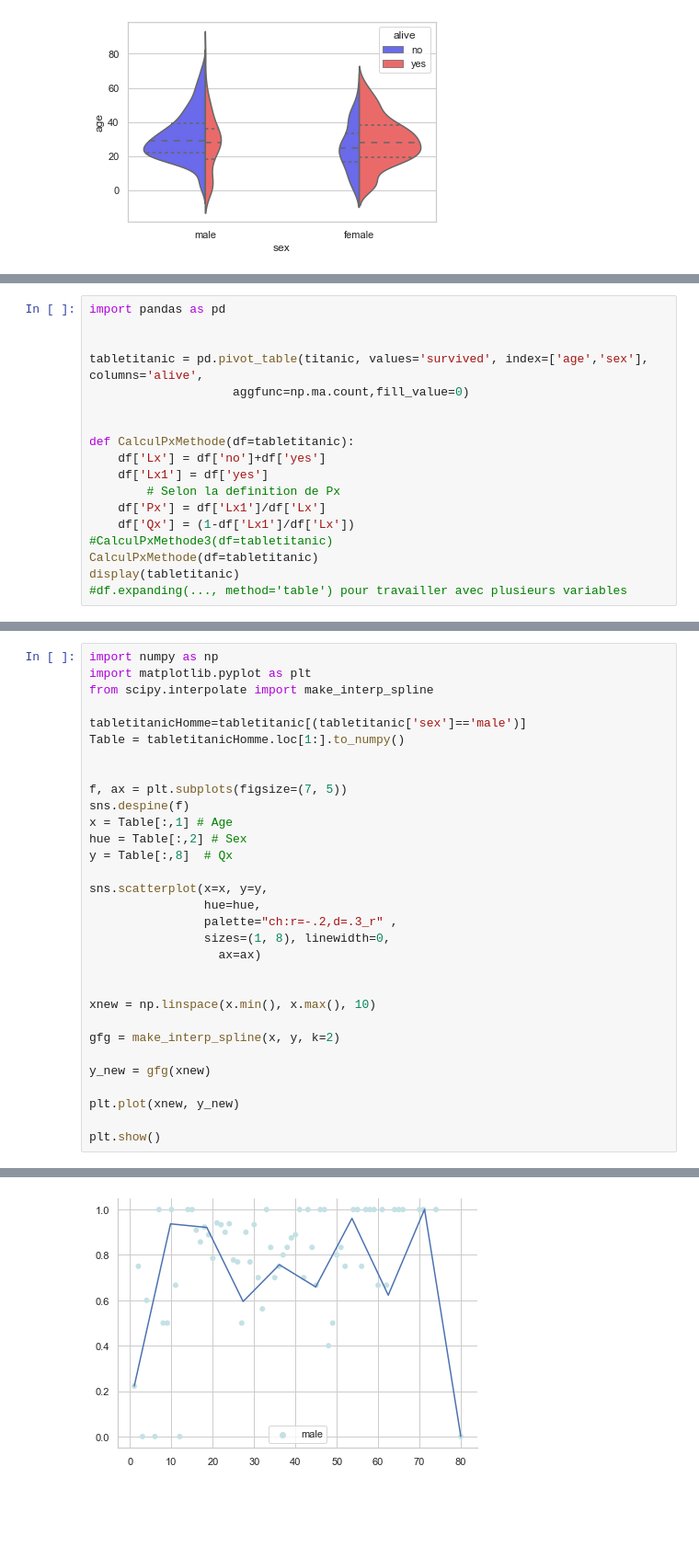
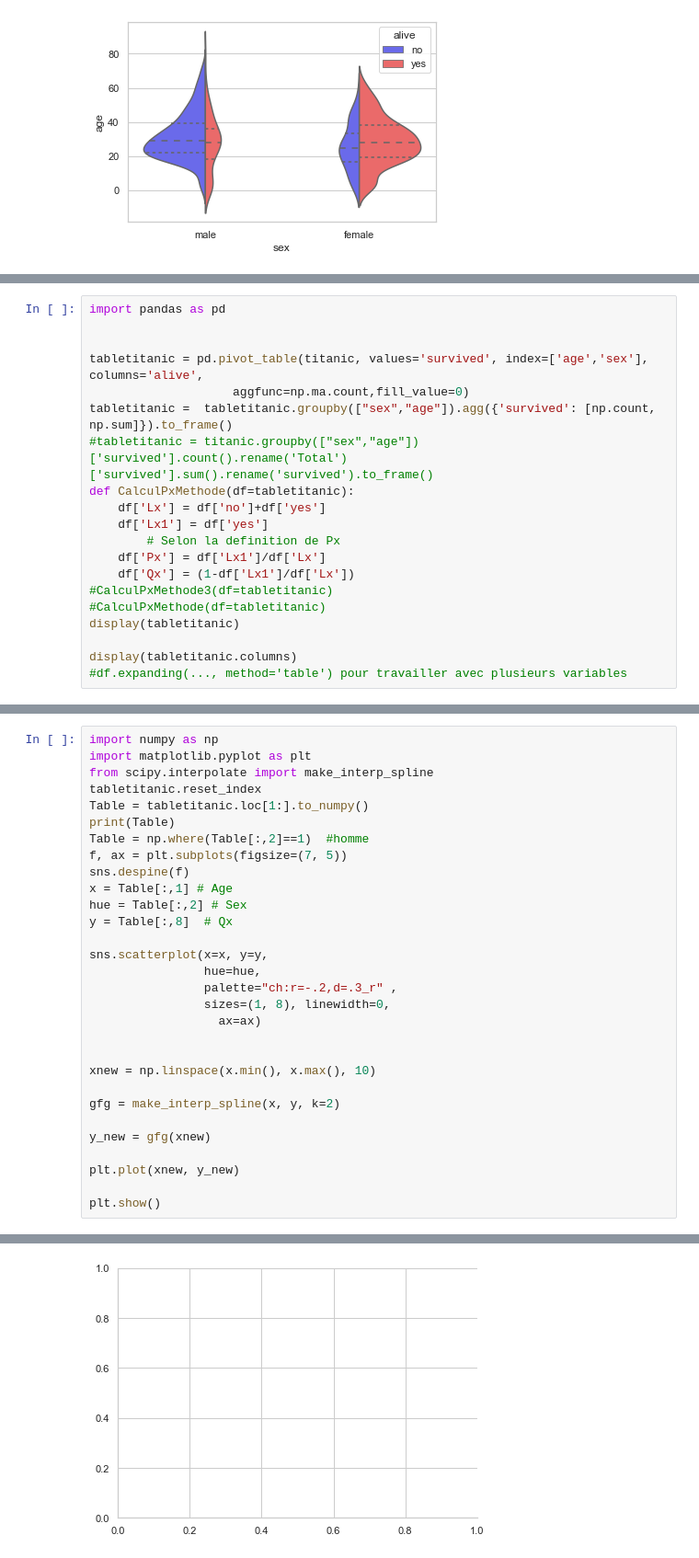
Before and after one commit to RessourcesActuariat/ActuariatVieCNAM, a Jupyter notebook: Solution TItanic.ipynb, the cells around one changed output, grey strips where cells are left out. Shown at 92% size. Saved outputs shown, nothing was run; the diff lists cells and outputs as text; blank space fills up the shorter version.

```diff
--- a/Solution TItanic.ipynb
+++ b/Solution TItanic.ipynb
@@ -24,8 +28,8 @@ import pandas as pd
 
 tabletitanic = pd.pivot_table(titanic, values='survived', index=['age','sex'], columns='alive',
                     aggfunc=np.ma.count,fill_value=0)
-
-
+tabletitanic =  tabletitanic.groupby(["sex","age"]).agg({'survived': [np.count, np.sum]}).to_frame()
+#tabletitanic = titanic.groupby(["sex","age"])['survived'].count().rename('Total')['survived'].sum().rename('survived').to_frame()
 def CalculPxMethode(df=tabletitanic):
     df['Lx'] = df['no']+df['yes']
     df['Lx1'] = df['yes']
@@ -33,7 +37,9 @@ def CalculPxMethode(df=tabletitanic):
     df['Px'] = df['Lx1']/df['Lx']
     df['Qx'] = (1-df['Lx1']/df['Lx'])
 #CalculPxMethode3(df=tabletitanic)
-CalculPxMethode(df=tabletitanic)
+#CalculPxMethode(df=tabletitanic)
 display(tabletitanic)
+
+display(tabletitanic.columns)
 #df.expanding(..., method='table') pour travailler avec plusieurs variables
 # %% [output]
@@ -55,11 +48,10 @@ display(tabletitanic)
 import numpy as np
 import matplotlib.pyplot as plt
 from scipy.interpolate import make_interp_spline
-
-tabletitanicHomme=tabletitanic[(tabletitanic['sex']=='male')]
-Table = tabletitanicHomme.loc[1:].to_numpy()
-
-
+tabletitanic.reset_index
+Table = tabletitanic.loc[1:].to_numpy()
+print(Table)
+Table = np.where(Table[:,2]==1)  #homme
 f, ax = plt.subplots(figsize=(7, 5))
 sns.despine(f)
 x = Table[:,1] # Age
@@ -86 +96 @@ plt.show()
-[figure, old version]
+[figure, new version]
```
Also changed, not shown: parts of 13 cells of this notebook, 1 other file.
